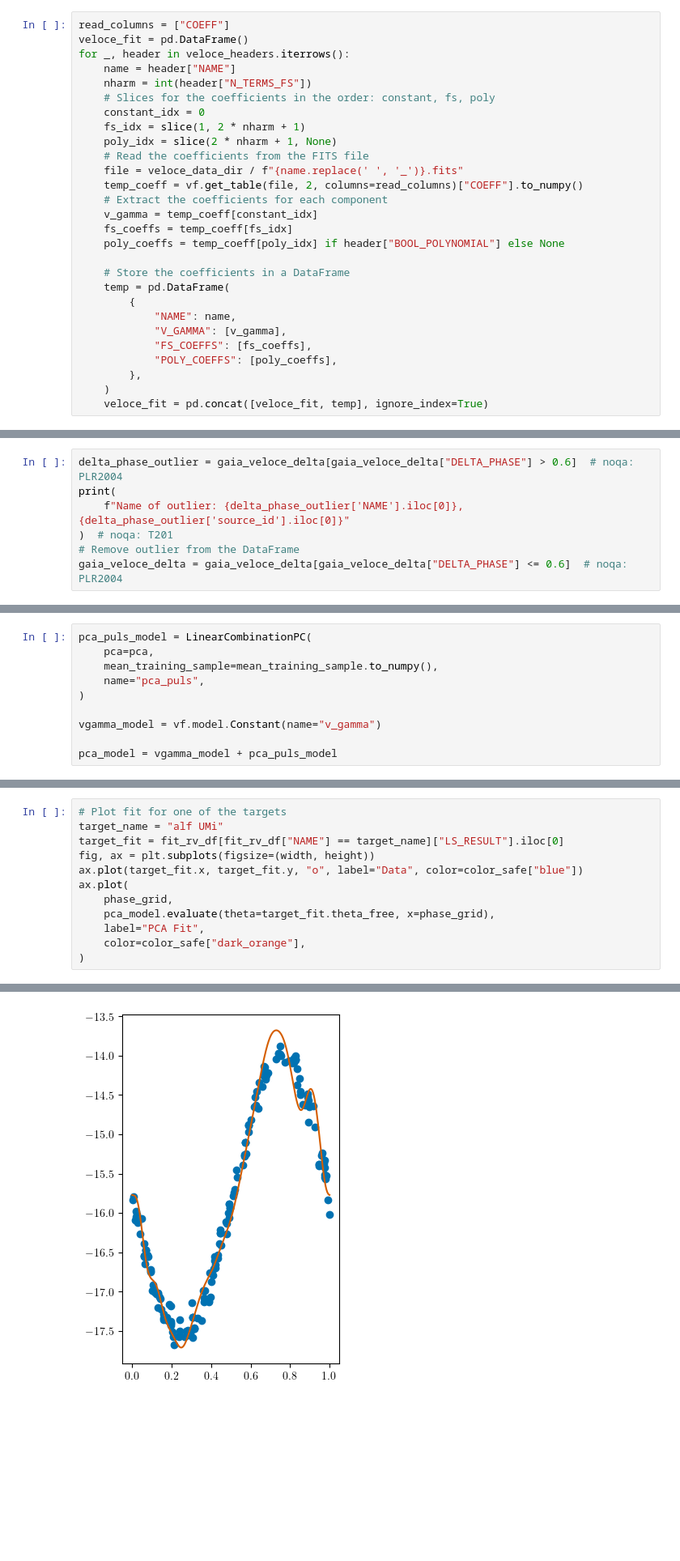
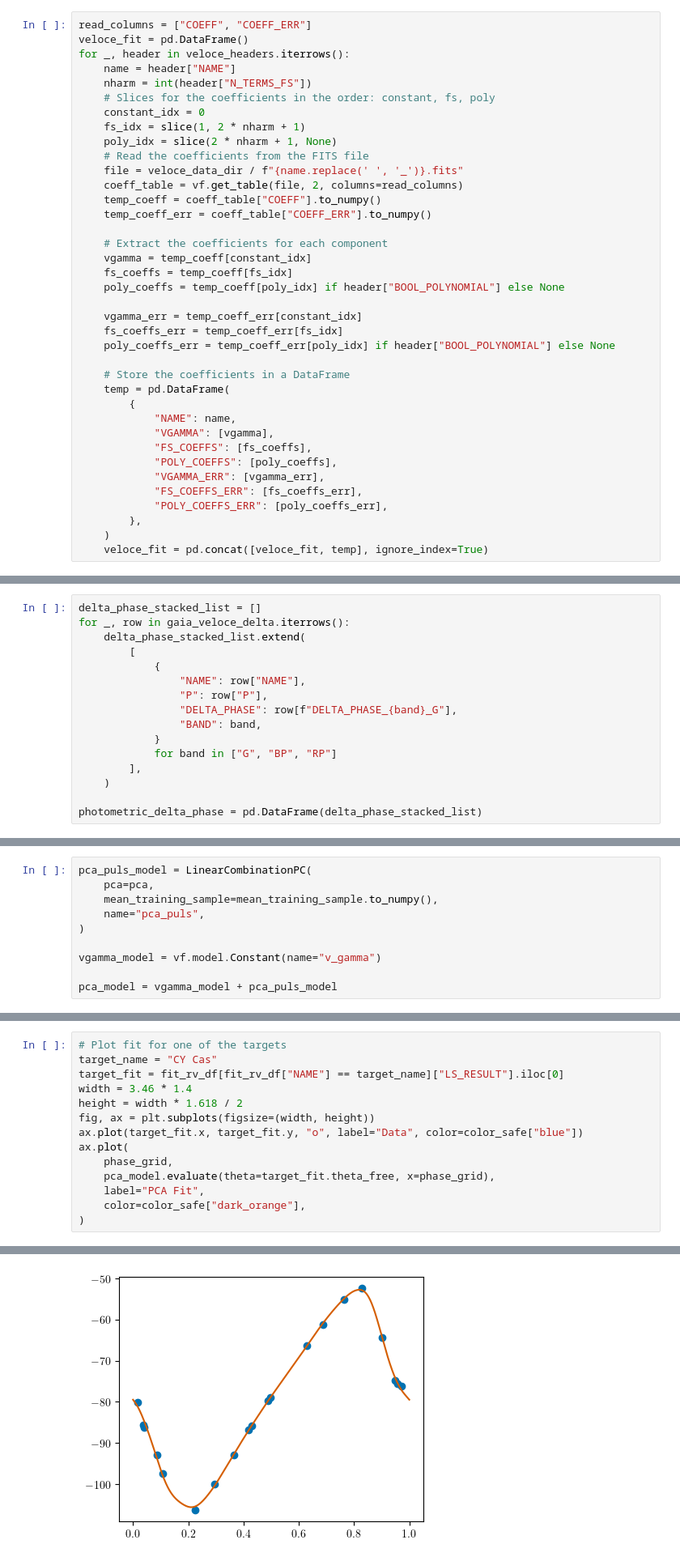
Before and after one commit to giordiviv/veloce-framework, a Jupyter notebook: notebooks/veloceIII_framework.ipynb, the cells around one changed output, grey strips where cells are left out. Shown at 81% size. Saved outputs shown, nothing was run; the diff lists cells and outputs as text; blank space fills up the shorter version.

Commit message:
Complete fit to both VELOCE obs and models.

```diff
--- a/notebooks/veloceIII_framework.ipynb
+++ b/notebooks/veloceIII_framework.ipynb
@@ -98,5 +104,5 @@ Get the published VELOCE coefficients of the radial velocity curves
 # %%
-read_columns = ["COEFF"]
+read_columns = ["COEFF", "COEFF_ERR"]
 veloce_fit = pd.DataFrame()
 for _, header in veloce_headers.iterrows():
     name = header["NAME"]
@@ -107,19 +113,29 @@ for _, header in veloce_headers.iterrows():
     poly_idx = slice(2 * nharm + 1, None)
     # Read the coefficients from the FITS file
     file = veloce_data_dir / f"{name.replace(' ', '_')}.fits"
-    temp_coeff = vf.get_table(file, 2, columns=read_columns)["COEFF"].to_numpy()
+    coeff_table = vf.get_table(file, 2, columns=read_columns)
+    temp_coeff = coeff_table["COEFF"].to_numpy()
+    temp_coeff_err = coeff_table["COEFF_ERR"].to_numpy()
+
     # Extract the coefficients for each component
-    v_gamma = temp_coeff[constant_idx]
+    vgamma = temp_coeff[constant_idx]
     fs_coeffs = temp_coeff[fs_idx]
     poly_coeffs = temp_coeff[poly_idx] if header["BOOL_POLYNOMIAL"] else None
+
+    vgamma_err = temp_coeff_err[constant_idx]
+    fs_coeffs_err = temp_coeff_err[fs_idx]
+    poly_coeffs_err = temp_coeff_err[poly_idx] if header["BOOL_POLYNOMIAL"] else None
 
     # Store the coefficients in a DataFrame
     temp = pd.DataFrame(
         {
             "NAME": name,
-            "V_GAMMA": [v_gamma],
+            "VGAMMA": [vgamma],
             "FS_COEFFS": [fs_coeffs],
             "POLY_COEFFS": [poly_coeffs],
+            "VGAMMA_ERR": [vgamma_err],
+            "FS_COEFFS_ERR": [fs_coeffs_err],
+            "POLY_COEFFS_ERR": [poly_coeffs_err],
         },
     )
     veloce_fit = pd.concat([veloce_fit, temp], ignore_index=True)
@@ -522,7 +359,0 @@ Remove delta phase outlier
-# %%
-delta_phase_outlier = gaia_veloce_delta[gaia_veloce_delta["DELTA_PHASE"] > 0.6]  # noqa: PLR2004
-print(
-    f"Name of outlier: {delta_phase_outlier['NAME'].iloc[0]}, {delta_phase_outlier['source_id'].iloc[0]}"
-)  # noqa: T201
-# Remove outlier from the DataFrame
-gaia_veloce_delta = gaia_veloce_delta[gaia_veloce_delta["DELTA_PHASE"] <= 0.6]  # noqa: PLR2004
@@ -530,0 +383,16 @@ KeyError: 'source_id'
+# %%
+delta_phase_stacked_list = []
+for _, row in gaia_veloce_delta.iterrows():
+    delta_phase_stacked_list.extend(
+        [
+            {
+                "NAME": row["NAME"],
+                "P": row["P"],
+                "DELTA_PHASE": row[f"DELTA_PHASE_{band}_G"],
+                "BAND": band,
+            }
+            for band in ["G", "BP", "RP"]
+        ],
+    )
+
+photometric_delta_phase = pd.DataFrame(delta_phase_stacked_list)
@@ -984,16 +865,18 @@ for idx, row in fit_rv_df.iterrows():
 # %%
 # Plot fit for one of the targets
-target_name = "alf UMi"
+target_name = "CY Cas"
 target_fit = fit_rv_df[fit_rv_df["NAME"] == target_name]["LS_RESULT"].iloc[0]
+width = 3.46 * 1.4
+height = width * 1.618 / 2
 fig, ax = plt.subplots(figsize=(width, height))
 ax.plot(target_fit.x, target_fit.y, "o", label="Data", color=color_safe["blue"])
 ax.plot(
     phase_grid,
     pca_model.evaluate(theta=target_fit.theta_free, x=phase_grid),
     label="PCA Fit",
     color=color_safe["dark_orange"],
 )
 # %% [output]
 [<matplotlib.lines.Line2D at 0x...>]
-[figure, old version]
+[figure, new version]
 # %% [markdown]
```
Also changed, not shown: parts of 68 cells of this notebook.
